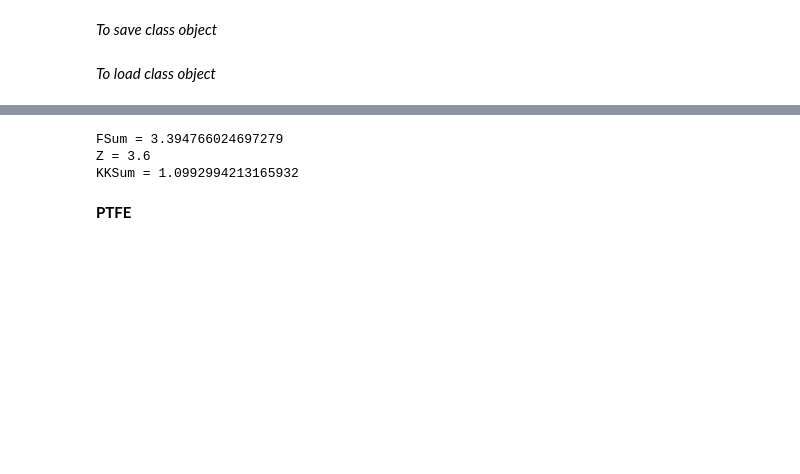
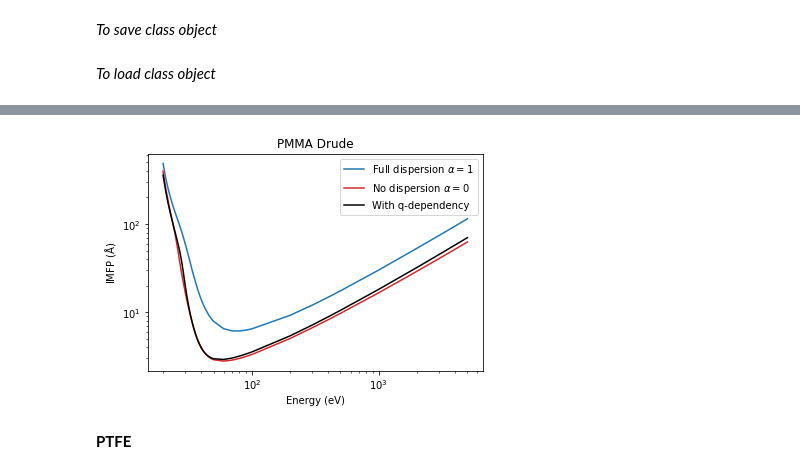
Before and after one commit to oridzel/optical-data-fit, a Jupyter notebook: Development/NLopt_fitting-imfpolymers.ipynb, the cells around one changed output, grey strips where cells are left out. Cells and saved outputs as stored; diff of their text form; code cells hidden in the pictures; blank space fills up the shorter version.

```diff
--- a/Development/NLopt_fitting-imfpolymers.ipynb
+++ b/Development/NLopt_fitting-imfpolymers.ipynb
@@ -97,7 +106,7 @@ plt.figure()
 plt.plot(E0, pmma_drude_full_dispersion.IMFP,label='Full dispersion $\\alpha = 1$',color='tab:blue')
 plt.plot(E0, pmma_drude_no_dispersion.IMFP,label='No dispersion $\\alpha = 0$',color='tab:red')
 plt.plot(E0, oscOptimised.IMFP,label='With q-dependency',color='black')
-plt.plot(tpp_data[:,0],tpp_data[:,12],'o',label='TPP data',color='tab:gray')
+# plt.plot(tpp_data[:,0],tpp_data[:,12],'o',label='TPP data',color='tab:gray')
 plt.xlabel('Energy (eV)')
 plt.ylabel('IMFP ($\mathrm{\AA}$)')
 plt.yscale('log')
@@ -111,16 +118,6 @@ plt.show()
+[figure, added]
 # %%
 plt.savefig('pmma_imfp.png', dpi=600)
-# %%
-fsum = pmma_drude.evaluateFsum()
-print('FSum = {}'.format(fsum))
-print('Z = {}'.format(pmma_drude.Z))
-
-kksum = pmma_drude.evaluateKKsum()
-print('KKSum = {}'.format(kksum))
-# %% [output]
-FSum = 3.394766024697279
-Z = 3.6
-KKSum = 1.0992994213165932
 # %%
 fd = pd.read_csv('../MATLAB/organic/dna/dna_physdat_die.txt',header=None,sep=' ')
 exp_elf = fd.values
```
Also changed, not shown: parts of 15 cells of this notebook, 4 other files.
